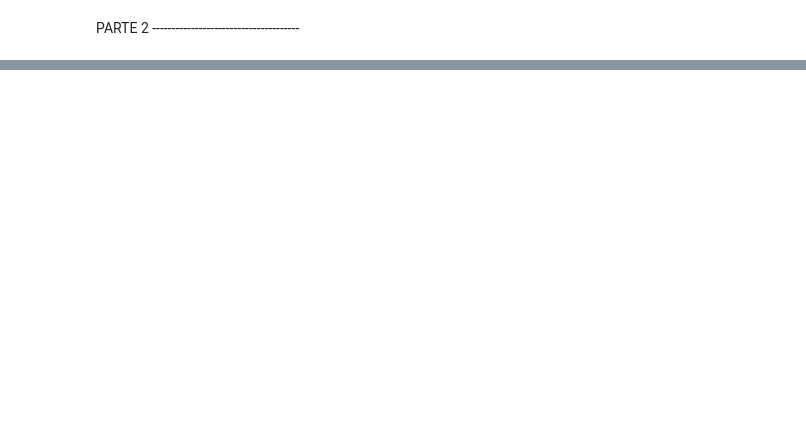
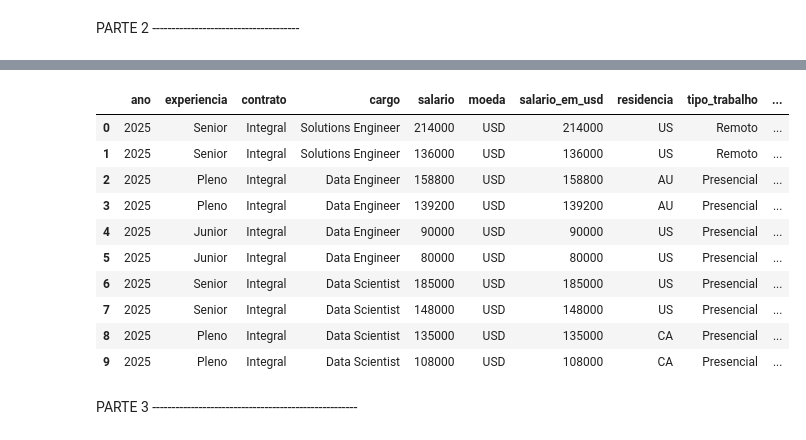
Before and after one commit to AndersonSantos-of/imersao_alura, a Jupyter notebook: imersão.ipynb, the cells around one changed output, grey strips where cells are left out. Drawn from its saved outputs; the diff is of its cells as text; code cells hidden in the pictures; blank space fills up the shorter version.

Commit message:
imersão parte 2 + comentários

```diff
--- a/imersão.ipynb
+++ b/imersão.ipynb
@@ -106,0 +167,4 @@ PARTE 2 --------------------------------------
+# %%
+#criando um df limpo de valores nulos
+df_limpo= df.dropna() #dropna tira os valores nulos do df
+df_limpo.isnull().sum() #mostrando que nenhuma coluna tem valores nulos
@@ -106,0 +186,20 @@ PARTE 2 --------------------------------------
+# %%
+#alterando o tipo de dado da tabela ano, de float64 para int64
+df_limpo = df_limpo.assign(ano= df_limpo['ano'].astype('int64'))
+df_limpo.info()
+# %%
+df_limpo.head(10)
+# %% [output]
+|  | ano | experiencia | contrato | cargo | salario | moeda | salario_em_usd | residencia | tipo_trabalho | ... |
+| 0 | 2025 | Senior | Integral | Solutions Engineer | 214000 | USD | 214000 | US | Remoto | ... |
+| 1 | 2025 | Senior | Integral | Solutions Engineer | 136000 | USD | 136000 | US | Remoto | ... |
+| 2 | 2025 | Pleno | Integral | Data Engineer | 158800 | USD | 158800 | AU | Presencial | ... |
+| 3 | 2025 | Pleno | Integral | Data Engineer | 139200 | USD | 139200 | AU | Presencial | ... |
+| 4 | 2025 | Junior | Integral | Data Engineer | 90000 | USD | 90000 | US | Presencial | ... |
+| 5 | 2025 | Junior | Integral | Data Engineer | 80000 | USD | 80000 | US | Presencial | ... |
+| 6 | 2025 | Senior | Integral | Data Scientist | 185000 | USD | 185000 | US | Presencial | ... |
+| 7 | 2025 | Senior | Integral | Data Scientist | 148000 | USD | 148000 | US | Presencial | ... |
+| 8 | 2025 | Pleno | Integral | Data Scientist | 135000 | USD | 135000 | CA | Presencial | ... |
+| 9 | 2025 | Pleno | Integral | Data Scientist | 108000 | USD | 108000 | CA | Presencial | ... |
+# %% [markdown]
+PARTE 3 -----------------------------------------------------
```
Also changed, not shown: parts of 26 cells of this notebook, 1 other file.
